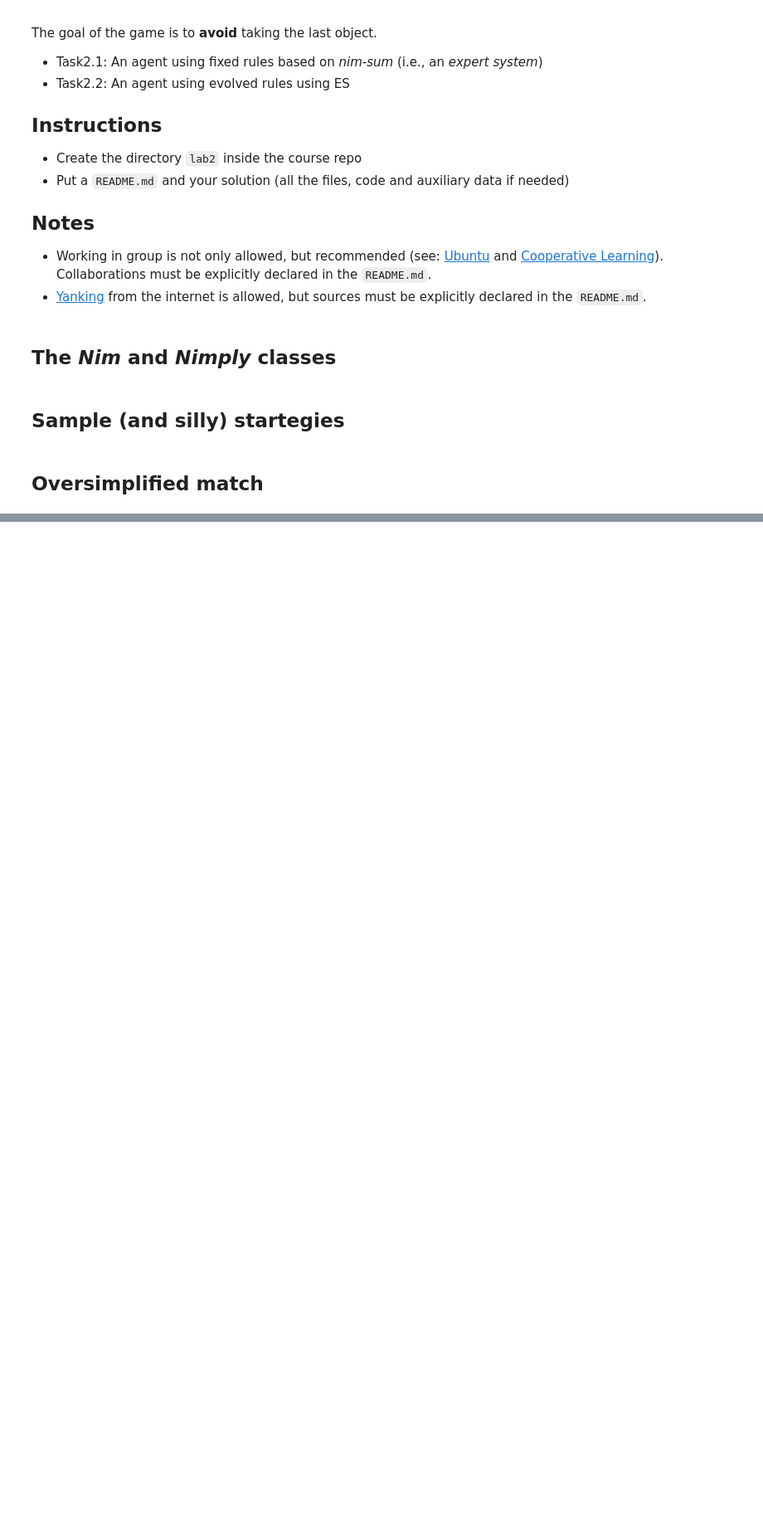
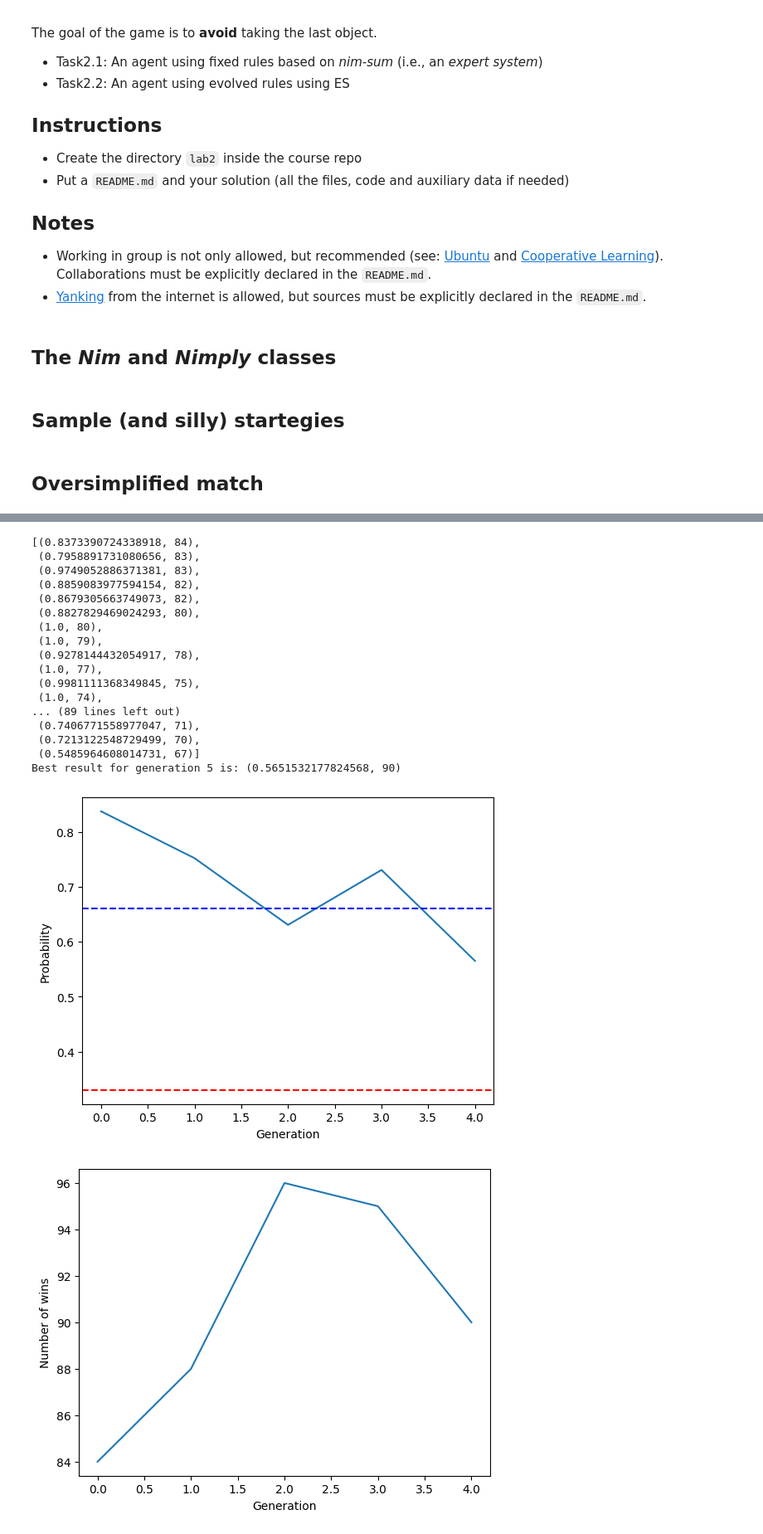
Before and after one commit to Nicocarad/ci23, a Jupyter notebook: Lab2/lab2-nim.ipynb, the cells around one changed output, grey strips where cells are left out. Shown: that part at 83% size. Cells and saved outputs as stored; diff of their text form; code cells hidden in the pictures; blank space fills up the shorter version.

```diff
--- a/Lab2/lab2-nim.ipynb
+++ b/Lab2/lab2-nim.ipynb
@@ -284,0 +297,60 @@ Best result for generation 10 is: (0.0, 135)
+# %%
+current_solution = random.random()
+choosen_probability = list()
+solutions_list = list()
+
+for n in range(GENERATION_SIZE):
+    # offspring <- select λ random points mutating the current solution
+    # print("Starting probability for generation", n+1, "is:", current_solution)
+    offsprings = generate_offsprings(current_solution)
+
+    # evaluate and select best
+    evals = [
+        (offspring, fitness(evolved_strategy(offspring))) for offspring in offsprings
+    ]
+
+
+    evals.sort(key=lambda x: x[1], reverse=True)
+    pprint(evals)
+
+    current_solution = evals[0][0]
+    choosen_probability.append(current_solution)
+    solutions_list.append(evals[0][1])
+
+    print(f"Best result for generation {n+1} is:", evals[0])
+
+
+plt.plot(range(len(choosen_probability)), choosen_probability)
+plt.axhline(y=0.33, color="r", linestyle="--")
+plt.axhline(y=0.66, color="b", linestyle="--")
+plt.xlabel("Generation")
+plt.ylabel("Probability")
+plt.show()
+
+plt.plot(range(GENERATION_SIZE), solutions_list)
+plt.xlabel("Generation")
+plt.ylabel("Number of wins")
+plt.show()
+
+
+# if state.k is None or o <= state.k
+# %% [output]
+[(0.8373390724338918, 84),
+ (0.7958891731080656, 83),
+ (0.9749052886371381, 83),
+ (0.8859083977594154, 82),
+ (0.8679305663749073, 82),
+ (0.8827829469024293, 80),
+ (1.0, 80),
+ (1.0, 79),
+ (0.9278144432054917, 78),
+ (1.0, 77),
+ (0.9981111368349845, 75),
+ (1.0, 74),
+... (89 lines left out)
+ (0.7406771558977047, 71),
+ (0.7213122548729499, 70),
+ (0.5485964608014731, 67)]
+Best result for generation 5 is: (0.5651532177824568, 90)
+[figure, added]
+[figure, added]
```
Also changed, not shown: parts of 6 cells of this notebook.
